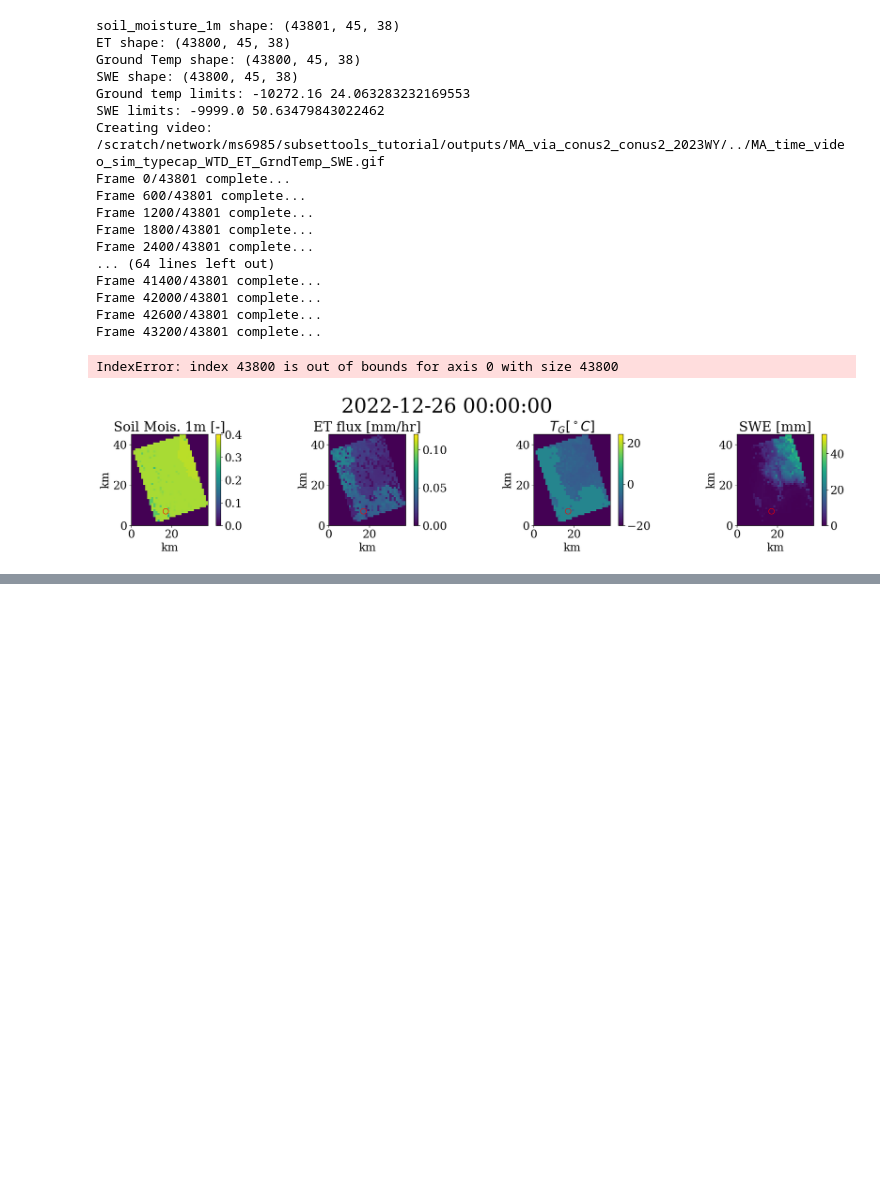
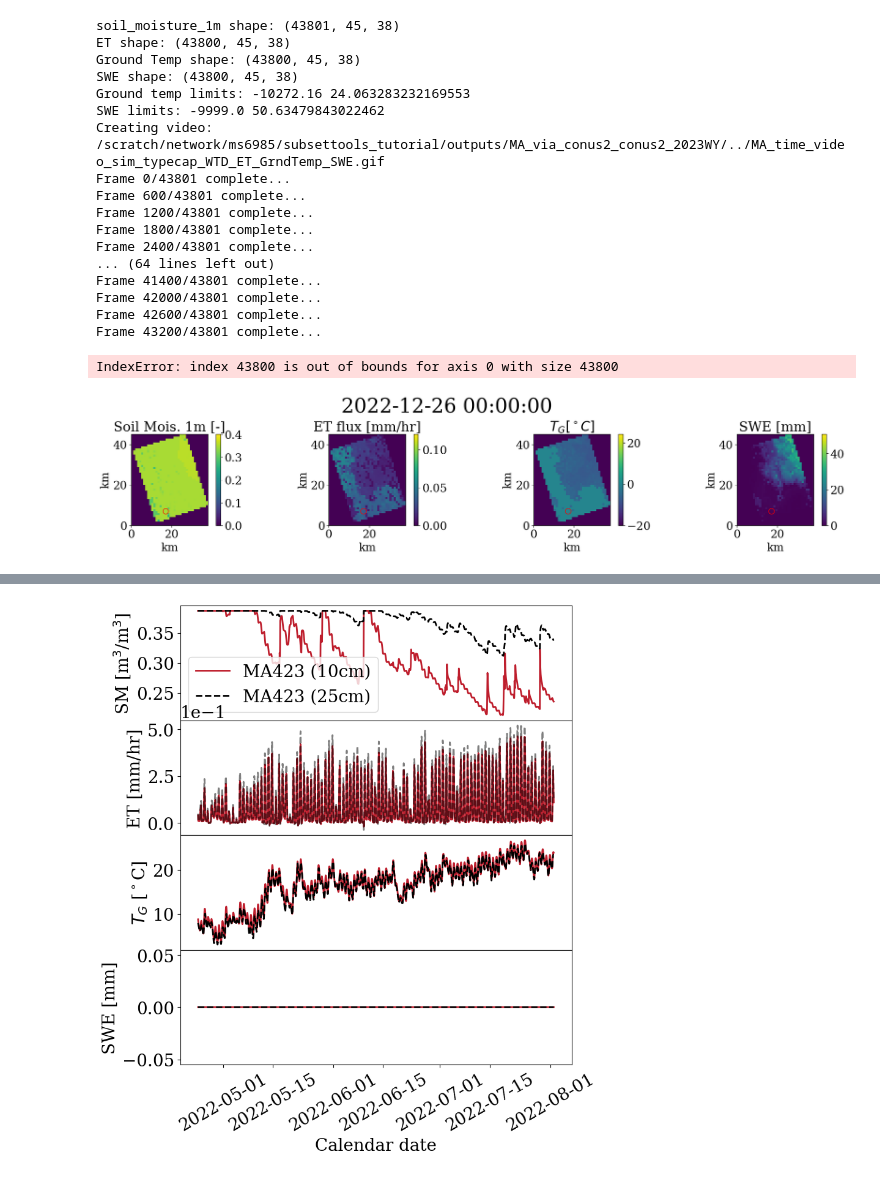
Before and after one commit to mashadab/ParFlow-project, a Jupyter notebook: Andreas/Simulation_Analysis_conus_subset_Harvard_forest.ipynb, the cells around one changed output, grey strips where cells are left out. Drawn from its saved outputs; the diff is of its cells as text; code cells hidden in the pictures; blank space fills up the shorter version.

Commit message:
10 cm soil moisture (cell center at 5 cm)

```diff
--- a/Andreas/Simulation_Analysis_conus_subset_Harvard_forest.ipynb
+++ b/Andreas/Simulation_Analysis_conus_subset_Harvard_forest.ipynb
@@ -182,6 +182,9 @@ Delta_z = [200, 100, 50, 25, 10, 5, 1, 0.6, 0.3, 0.1] #cell thickness in vertica
 
 soil_moisture_1m = np.sum(subsurface_storage_arr[:,-3:-1,:,:],axis=1)/(Delta_x*Delta_y*1) #[m3/m3]
 soil_moisture_2m = np.sum(subsurface_storage_arr[:,-4:-1,:,:],axis=1)/(Delta_x*Delta_y*2) #[m3/m3]
+soil_moisture_point10cmavg = subsurface_storage_arr[:,-1,:,:]/(Delta_x*Delta_y*Delta_z[-1]) #[m3/m3]  #10cm thick cell
+soil_moisture_point25cmavg = subsurface_storage_arr[:,-2,:,:]/(Delta_x*Delta_y*Delta_z[-2]) #[m3/m3]  #25cm thick cell
+
 print(np.shape(soil_moisture_1m))
 print(np.shape(soil_moisture_2m))
 # %% [output]
@@ -729,0 +694,43 @@ np.savez(f'{run_dir}/../MA_time{icount}hr_sim_type{sim_type}_storage_specific_20
+# %%
+#Only for specific time in 2022: 24th April to 3rd October
+
+from datetime import datetime, timedelta
+d = datetime(2018, 1, 1, 0, 0)
+
+#print(d + timedelta(hours = time_array_plot[0,2]))
+time_array_one_row = np.linspace(8760*4+2735,8760*4+5135,2401)#time_array_plot[0,:]
+
+time_array_datetime = ([d + timedelta(hours = i) for i in time_array_one_row])
+
+#time_array_datetime = np.tile(t_time_datetime, (20,1))
+
+#plotting components of water balance
+fig, axs = plt.subplots(4, sharex=True, figsize=(8,10) , dpi=100)
+#fig.suptitle('Little Washita Water Balance')
+axs[0].plot(time_array_datetime,soil_moisture_point10cmavg[8760*4+2735-1:8760*4+5135,17,7], 'k-', linewidth=2,alpha=1,label='MA423 (10cm)', color = red)
+axs[0].plot(time_array_datetime,soil_moisture_point25cmavg[8760*4+2735-1:8760*4+5135,17,7], 'k--', linewidth=2,alpha=1,label='MA423 (25cm)')
+axs[0].legend(loc='lower left')
+axs[0].set_ylabel("SM [m$^3$/m$^3$]")
+axs[1].plot(time_array_datetime[1:],np.nanmean(et_plot[8760*4+2735-1:8760*4+5135-1]*np.kron(nanmask[-1,:,:],np.ones(((len(time_array_one_row)-1,1,1)))), axis=(1,2)), linewidth=2, color = red)
+axs[1].plot(time_array_datetime[1:],et_plot[8760*4+2735-1:8760*4+5135-1,17,7], 'k--', linewidth=2,alpha=0.5)
+axs[1].set_ylabel("ET [mm/hr]")
+axs[2].plot(time_array_datetime[1:],np.nanmean(grnd_plot[8760*4+2735-1:8760*4+5135-1]*np.kron(nanmask[-1,:,:],np.ones(((len(time_array_one_row)-1,1,1)))), axis=(1,2)), linewidth=2, color = red)
+axs[2].plot(time_array_datetime[1:],grnd_plot[8760*4+2735-1:8760*4+5135-1,17,7], 'k--', linewidth=2,alpha=1)
+axs[2].set_ylabel("$T_G$ [$^\circ$C]")
+axs[3].plot(time_array_datetime[1:],np.nanmean(swe_plot[8760*4+2735-1:8760*4+5135-1]*np.kron(nanmask[-1,:,:],np.ones(((len(time_array_one_row)-1,1,1)))), axis=(1,2)), linewidth=2, color = red)
+axs[3].plot(time_array_datetime[1:],swe_plot[8760*4+2735-1:8760*4+5135-1,17,7], 'k--', linewidth=2,alpha=1)
+axs[3].set_ylabel("SWE [mm]")
+plt.xlabel('Calendar date')
+plt.subplots_adjust(left=0.1,
+                    bottom=0.1,
+                    right=0.9,
+                    top=0.85,
+                    wspace=0.0,
+                    hspace=0.0)
+axs[1].ticklabel_format(axis='y', style='sci', scilimits=(0,0))
+plt.xticks(rotation = 30)
+plt.savefig(f'{run_dir}/../MA_time_sim_type{sim_type}_specific_2022_soil_moisturespecific.pdf',bbox_inches='tight', dpi = 600)
+plt.savefig(f'{run_dir}/../MA_time_sim_type{sim_type}_specific_2022_soil_moisturespecific.png',bbox_inches='tight', dpi = 600)
+np.savez(f'{run_dir}/../MA_time{icount}hr_sim_type{sim_type}_storage_specific_2022_soil_moisturespecific',time_array_datetime,et_plot,soil_moisture_1m,grnd_plot,swe_plot,soil_moisture_point10cmavg,soil_moisture_point25cmavg)
+# %% [output]
+[figure, added]
```
Also changed, not shown: parts of 13 cells of this notebook.
